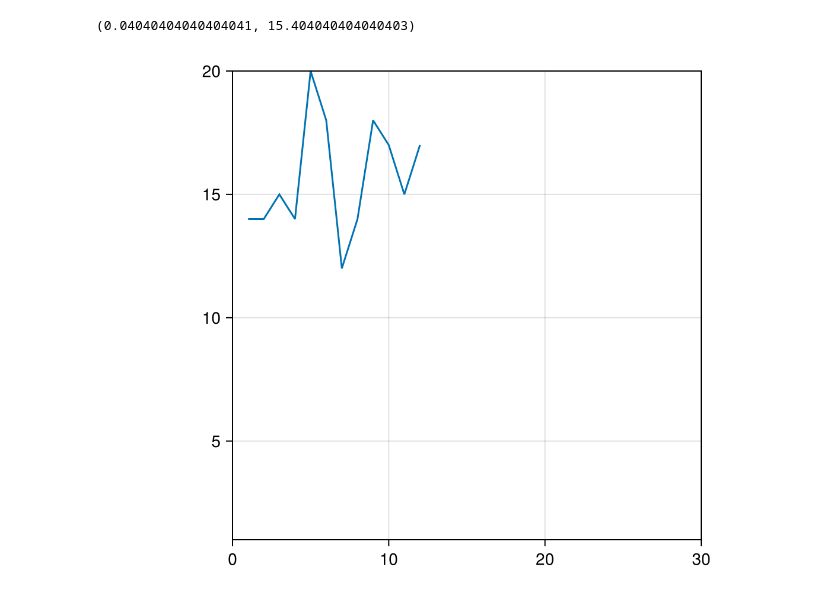
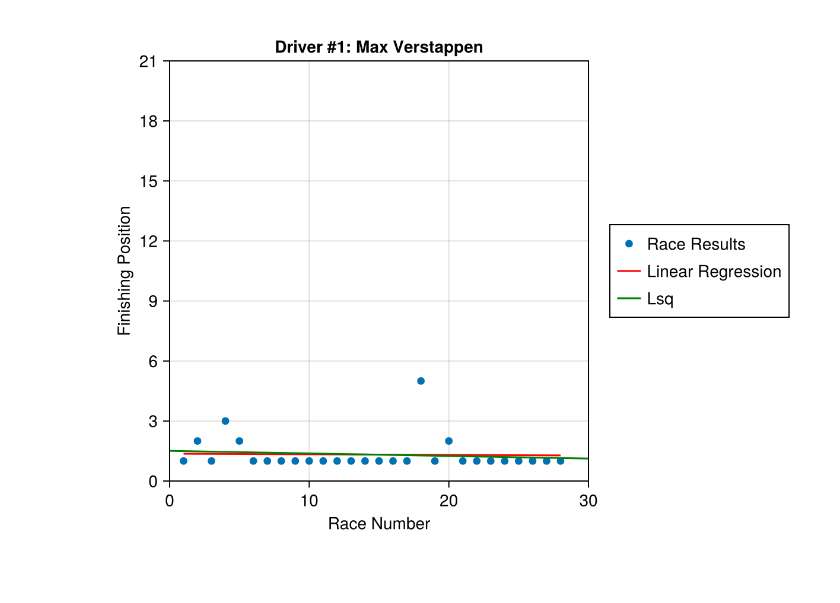
Before and after one commit to nmalicki/Sci-Comp-Project, a Jupyter notebook: main.ipynb, the cells around one changed output. Cells and saved outputs as stored; diff of their text form; code cells hidden in the pictures.

Commit message:
Graphing update and other fixes

```diff
--- a/main.ipynb
+++ b/main.ipynb
@@ -12,7 +14,7 @@ full_race_points = [25, 18, 15, 12, 10, 8, 6, 4, 2, 1, 0, 0, 0, 0, 0, 0, 0, 0, 0
 sprint_race_points = [8, 7, 6, 5, 4, 3, 2, 1, 0, 0, 0, 0, 0, 0, 0, 0, 0, 0, 0, 0, 0]; #points awarded for sprint (short) races
 # %%
 #collect all driver numbers used throughout the season
-all_driver_nums = Utils.get_season_driver_nums(data)
+all_driver_nums = FunctionData.get_season_driver_nums(data)
 
 race_df = DataFrame(Driver_Number=all_driver_nums)
 for i in 1:length(data)
@@ -28,7 +30,7 @@ for i in 1:length(data)
         else
             numbers = map(d->d["driver_number"],data[i][2][1:end-1])
         end
-        missing_drivers = Utils.list_diff_multi(numbers, all_driver_nums)
+        missing_drivers = FunctionData.list_diff_multi(numbers, all_driver_nums)
         if race_data[j] != nothing
             push!(positions, race_data[j]["position"])
             push!(ids, race_data[j]["driver_number"])
@@ -197,16 +122,4 @@ fig
-# %%
-dev = Array(race_df[14, :][2:end])
-cleaned_dev = Utils.dropmissing(dev)
-test = FunctionData.XYData(collect(1:length(cleaned_dev)), cleaned_dev)
-a, b = FunctionData.linearRegression(test)
-#now take a and b and apply them to the linear regression formula and graph
-# %% [output]
-(0.04040404040404041, 15.404040404040403)
-# %%
-fig = Figure()
-ax = Axis(fig[1,1], aspect = 1, limits = (0, 30, 1, 20))
-dev = Array(race_df[14, :][2:end])
-lines!(1:length(dev), dev)
-fig
-# %% [output]
-[figure, removed]
+# %%
+FunctionData.createDualGraph(race_df, 1, "Max Verstappen")
+# %% [output]
+[figure, added]
```
Also changed, not shown: parts of 12 cells of this notebook, 3 other files.
